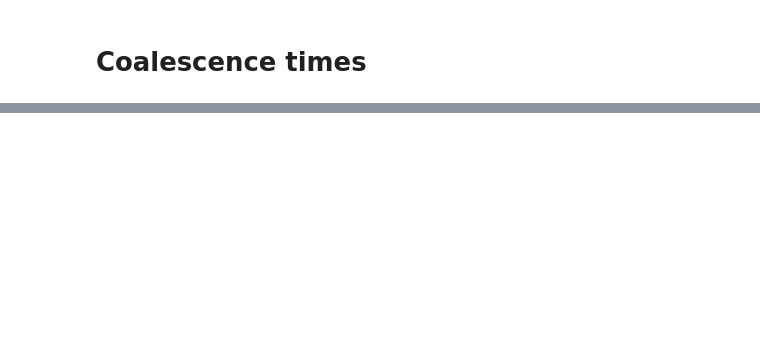
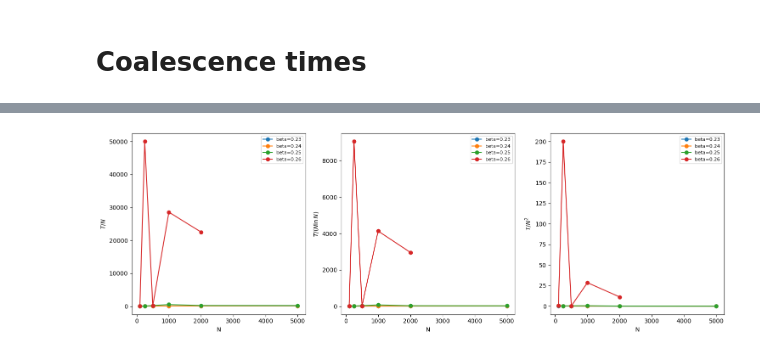
Before and after one commit to LouiseBudzynski/Bounding_Chain_Disordered_Ising_Models, a Jupyter notebook: notebooks/BC_forward_test.ipynb, the cells around one changed output, grey strips where cells are left out. Drawn from its saved outputs; the diff is of its cells as text; code cells hidden in the pictures; blank space fills up the shorter version.

```diff
--- a/notebooks/BC_forward_test.ipynb
+++ b/notebooks/BC_forward_test.ipynb
@@ -74,0 +173,23 @@ for beta in df['beta'].unique(): # for all distincts values of beta in df
+# %%
+fig, axes = plt.subplots(1, 3, figsize=(15, 5))
+
+scalings = {
+    r'$T / N$': lambda N, T: T / N,
+    r'$T / (N \ln N)$': lambda N, T: T / (N * np.log(N)),
+    r'$T / N^2$': lambda N, T: T / N**2,
+}
+
+for ax, (label, scaling_fn) in zip(axes, scalings.items()):
+    for beta in df_filtered['beta'].unique():
+        sub_df = df_filtered[df_filtered['beta'] == beta].sort_values('N')
+        N = sub_df['N'].values
+        T = sub_df['mean_coal_time'].values
+        ax.plot(N, scaling_fn(N, T), 'o-', label=f'beta={beta:.2f}')
+    ax.set_xlabel('N')
+    ax.set_ylabel(label)
+    ax.legend(fontsize=8)
+
+plt.tight_layout()
+plt.show()
+# %% [output]
+[figure, added]
```
Also changed, not shown: parts of 15 cells of this notebook, 2 other files.
